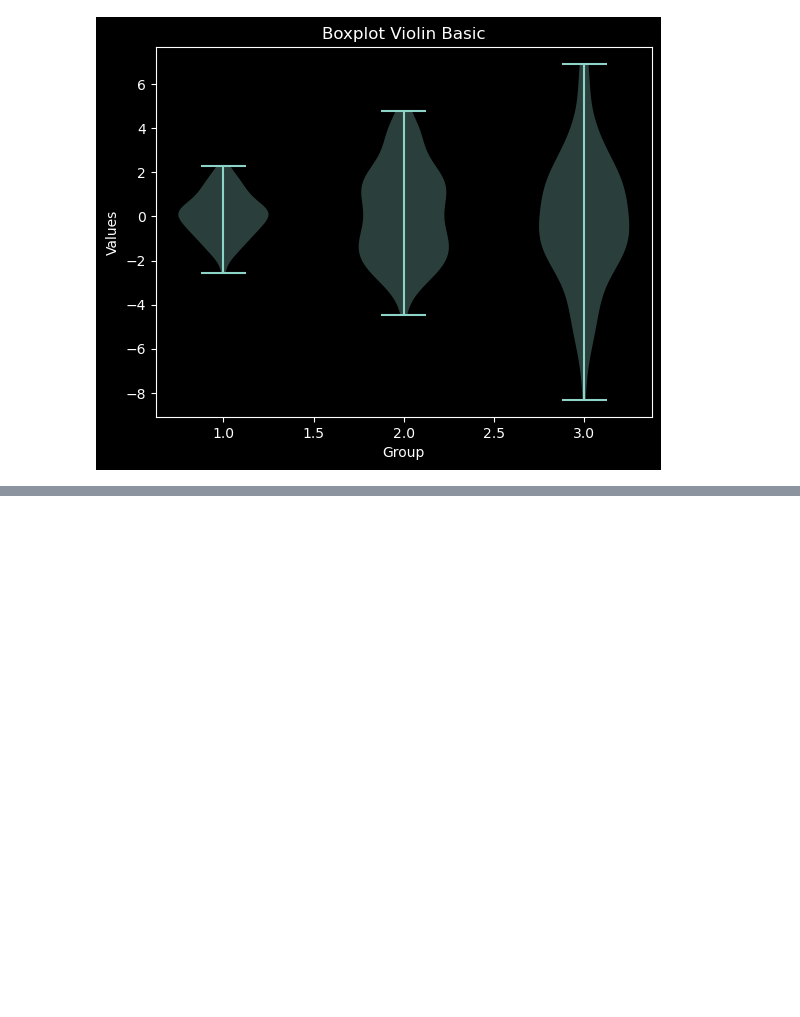
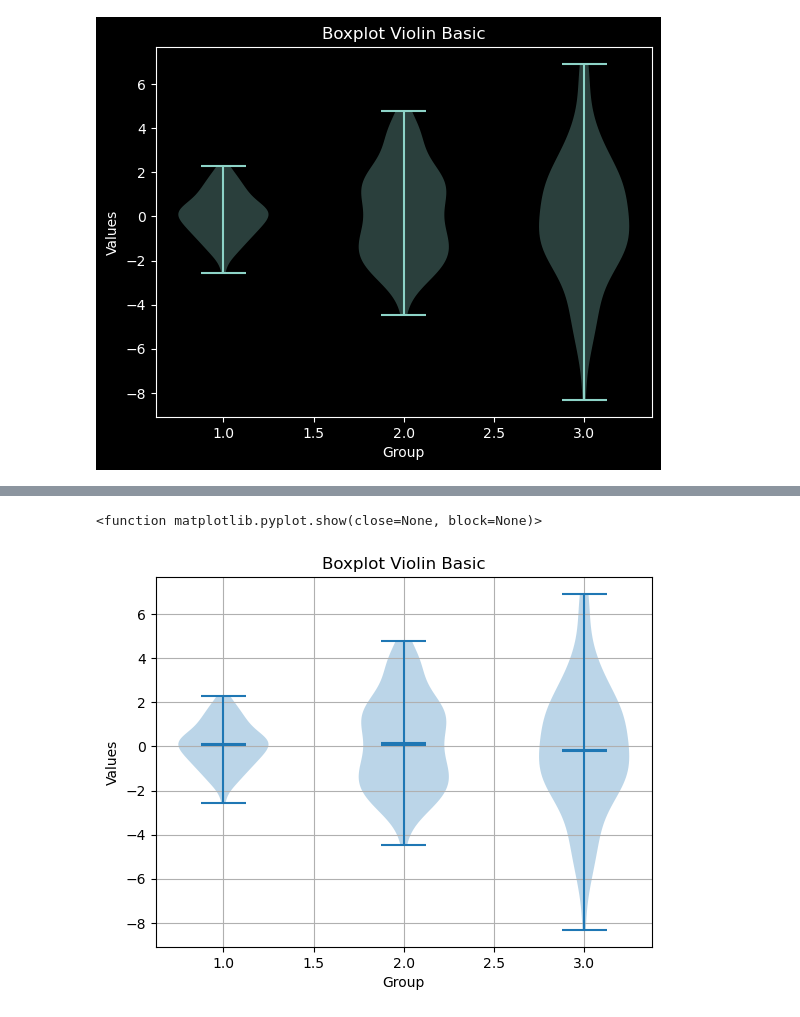
Before and after one commit to jorgeordovi/box_plots_py, a Jupyter notebook: box_plt.ipynb, the cells around one changed output, grey strips where cells are left out. Cells and saved outputs as stored; diff of their text form; code cells hidden in the pictures; blank space fills up the shorter version.

```diff
--- a/box_plt.ipynb
+++ b/box_plt.ipynb
@@ -61,0 +62,10 @@ plt.show
+# %%
+plt.violinplot(data0, showmeans=True, showmedians=True)
+plt.title('Boxplot Violin Basic')
+plt.xlabel('Group')
+plt.ylabel('Values')
+plt.grid(True)
+plt.show
+# %% [output]
+<function matplotlib.pyplot.show(close=None, block=None)>
+[figure, added]
```
Also changed, not shown: parts of 2 cells of this notebook.
